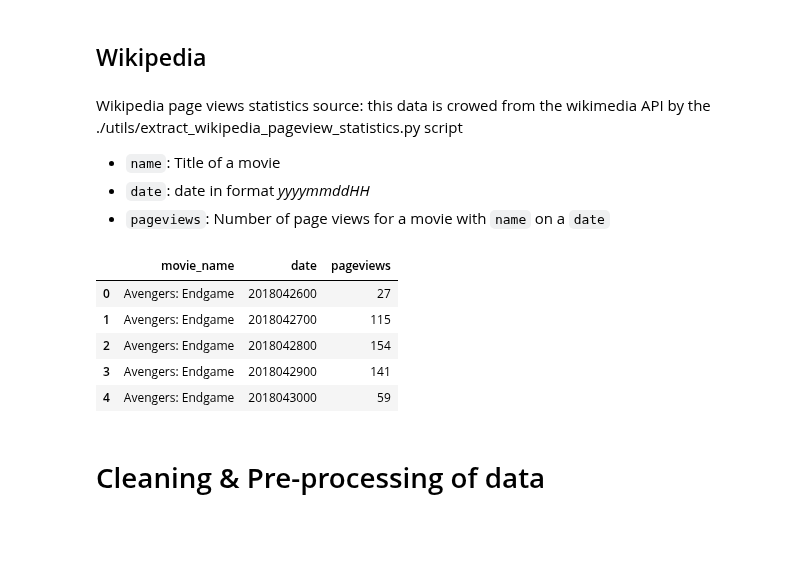
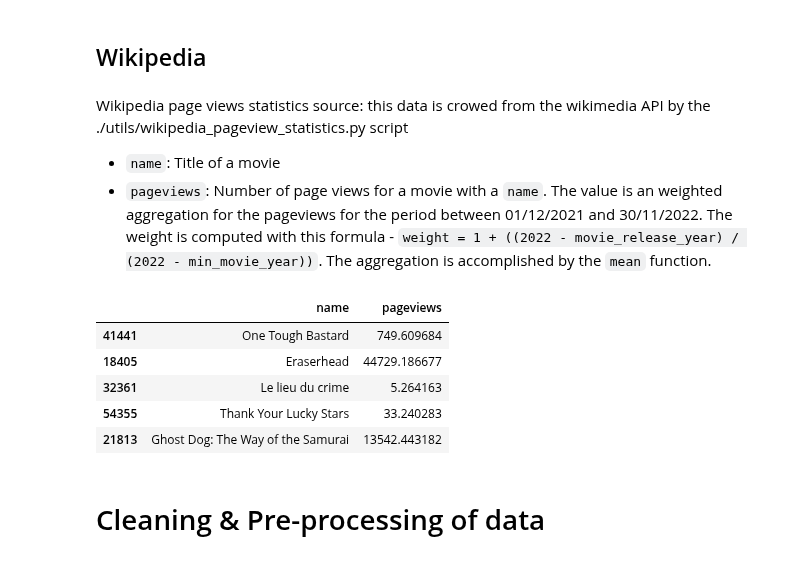
Before and after one commit to epfl-ada/ada-2022-project-theadaholics, a Jupyter notebook: main.ipynb, the cells around one changed output. Saved outputs shown, nothing was run; the diff lists cells and outputs as text; code cells hidden in the pictures; blank space fills up the shorter version.

```diff
--- a/main.ipynb
+++ b/main.ipynb
@@ -161,22 +161,21 @@ imdb_budget.describe()
 ## Wikipedia
 # %% [markdown]
 Wikipedia page views statistics
-source: this data is crowed from the wikimedia API by the ./utils/extract_wikipedia_pageview_statistics.py script
+source: this data is crowed from the wikimedia API by the ./utils/wikipedia_pageview_statistics.py script
 
 - `name`: Title of a movie
-- `date`: date in format *yyyymmddHH*
-- `pageviews`: Number of page views for a movie with `name` on a `date`
+- `pageviews`: Number of page views for a movie with a `name`. The value is an weighted aggregation for the pageviews for the period between 01/12/2021 and 30/11/2022. The weight is computed with this formula - `weight = 1 + ((2022 - movie_release_year) / (2022 - min_movie_year))`. The aggregation is accomplished by the `mean` function.
 # %%
 wikipedia_pageviews = pd.read_csv('./handled_data/movies_wikipedia_pageviews.csv')
-# %%
-wikipedia_pageviews.head()
-# %% [output]
-|  | movie_name | date | pageviews |
-| 0 | Avengers: Endgame | 2018042600 | 27 |
-| 1 | Avengers: Endgame | 2018042700 | 115 |
-| 2 | Avengers: Endgame | 2018042800 | 154 |
-| 3 | Avengers: Endgame | 2018042900 | 141 |
-| 4 | Avengers: Endgame | 2018043000 | 59 |
+# %%
+wikipedia_pageviews.sample(5)
+# %% [output]
+|  | name | pageviews |
+| 41441 | One Tough Bastard | 749.609684 |
+| 18405 | Eraserhead | 44729.186677 |
+| 32361 | Le lieu du crime | 5.264163 |
+| 54355 | Thank Your Lucky Stars | 33.240283 |
+| 21813 | Ghost Dog: The Way of the Samurai | 13542.443182 |
 # %% [markdown]
 # Cleaning & Pre-processing of data
 # %%
```
Also changed, not shown: parts of 6 cells of this notebook, 1 other file.
